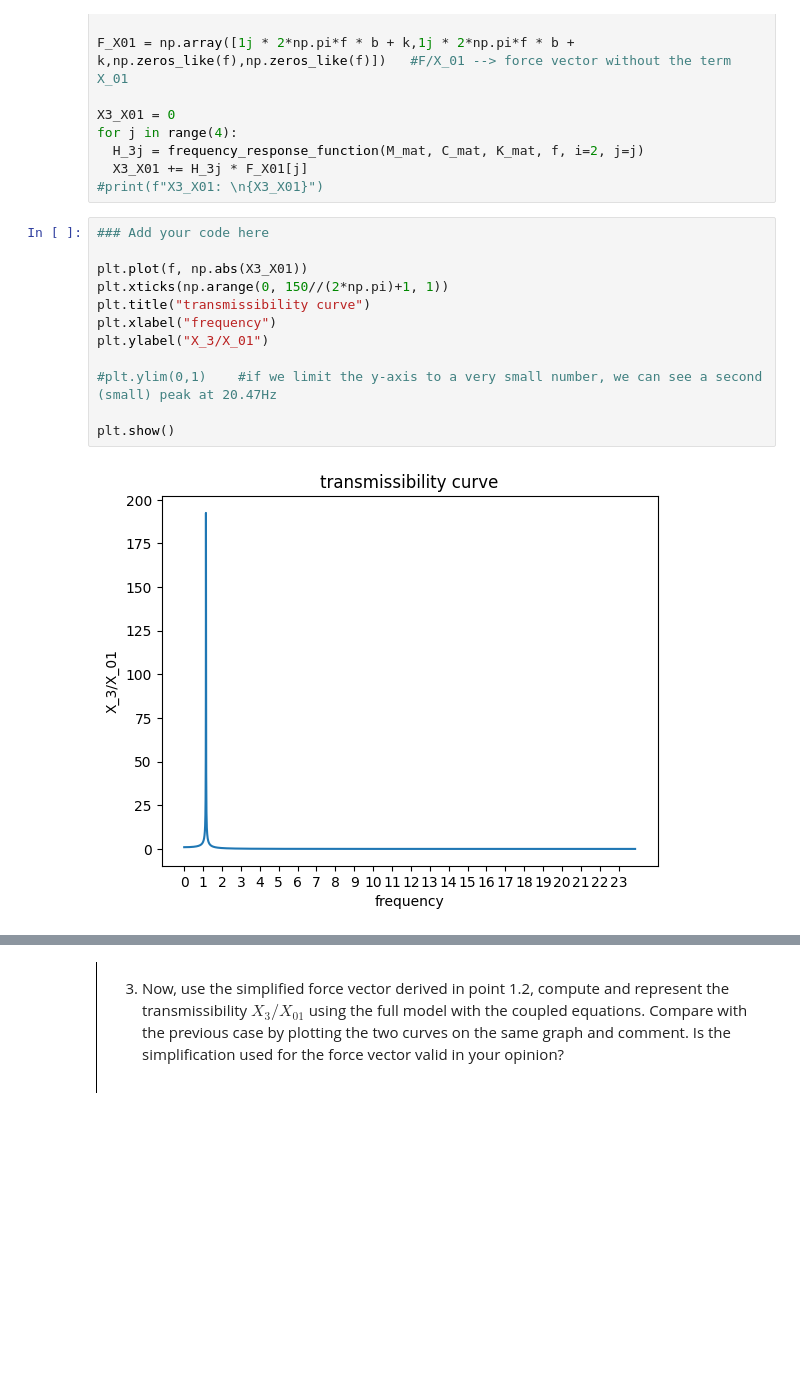
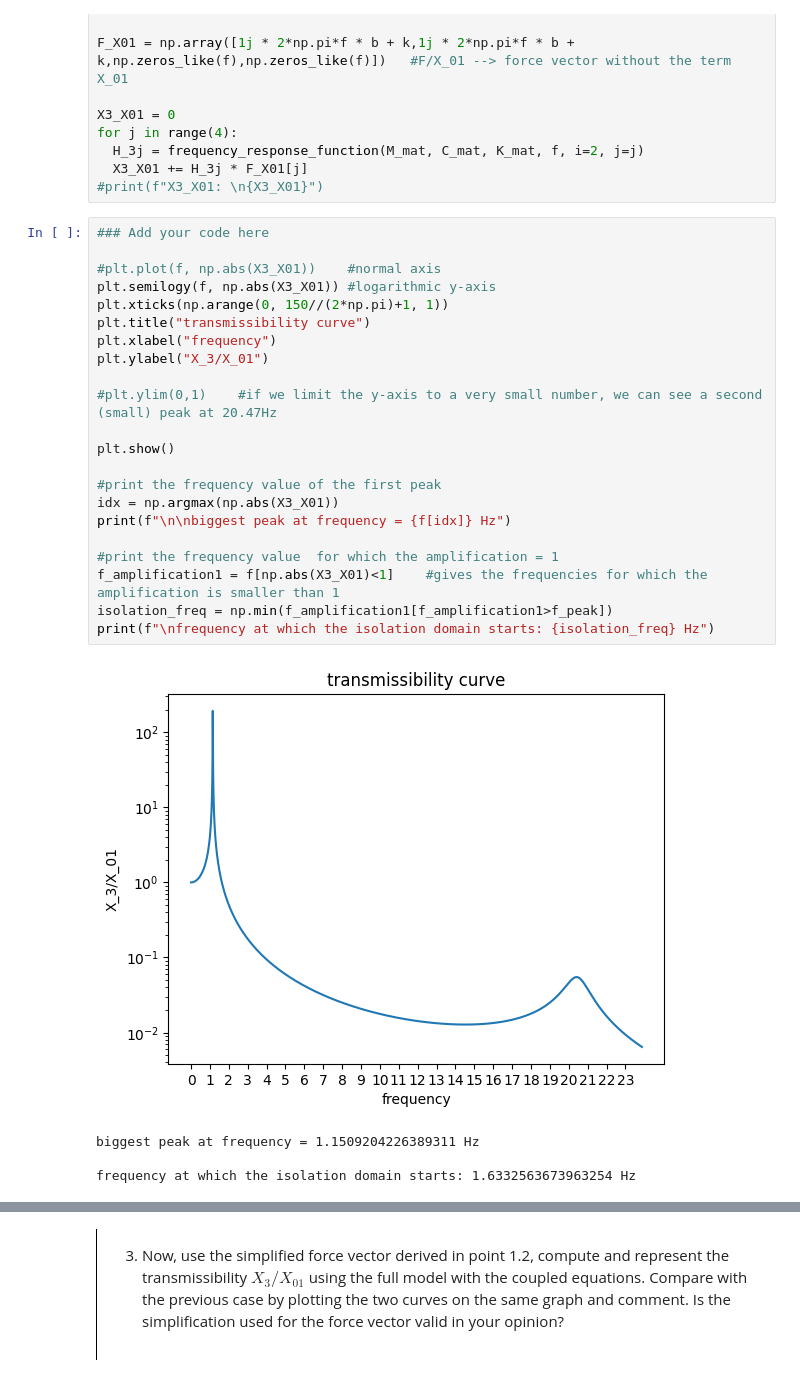
Before and after one commit to wdestryker/MV2627_Exercises, a Jupyter notebook: Project2627/project.ipynb, the cells around one changed output, grey strips where cells are left out. Saved outputs shown, nothing was run; the diff lists cells and outputs as text; blank space fills up the shorter version.

```diff
--- a/Project2627/project.ipynb
+++ b/Project2627/project.ipynb
@@ -205,16 +205,29 @@ for j in range(4):
 # %%
 ### Add your code here
 
-plt.plot(f, np.abs(X3_X01))
+#plt.plot(f, np.abs(X3_X01))    #normal axis
+plt.semilogy(f, np.abs(X3_X01)) #logarithmic y-axis
 plt.xticks(np.arange(0, 150//(2*np.pi)+1, 1))
 plt.title("transmissibility curve")
 plt.xlabel("frequency")
 plt.ylabel("X_3/X_01")
 
 #plt.ylim(0,1)    #if we limit the y-axis to a very small number, we can see a second (small) peak at 20.47Hz
 
 plt.show()
+
+#print the frequency value of the first peak
+idx = np.argmax(np.abs(X3_X01))
+print(f"\n\nbiggest peak at frequency = {f[idx]} Hz")
+
+#print the frequency value  for which the amplification = 1
+f_amplification1 = f[np.abs(X3_X01)<1]    #gives the frequencies for which the amplification is smaller than 1
+isolation_freq = np.min(f_amplification1[f_amplification1>f_peak])
+print(f"\nfrequency at which the isolation domain starts: {isolation_freq} Hz")
 # %% [output]
-[figure, old version]
+[figure, new version]
+biggest peak at frequency = 1.1509204226389311 Hz
+
+frequency at which the isolation domain starts: 1.6332563673963254 Hz
 # %% [markdown]
 --> my answer:
```
Also changed, not shown: parts of 12 cells of this notebook.
